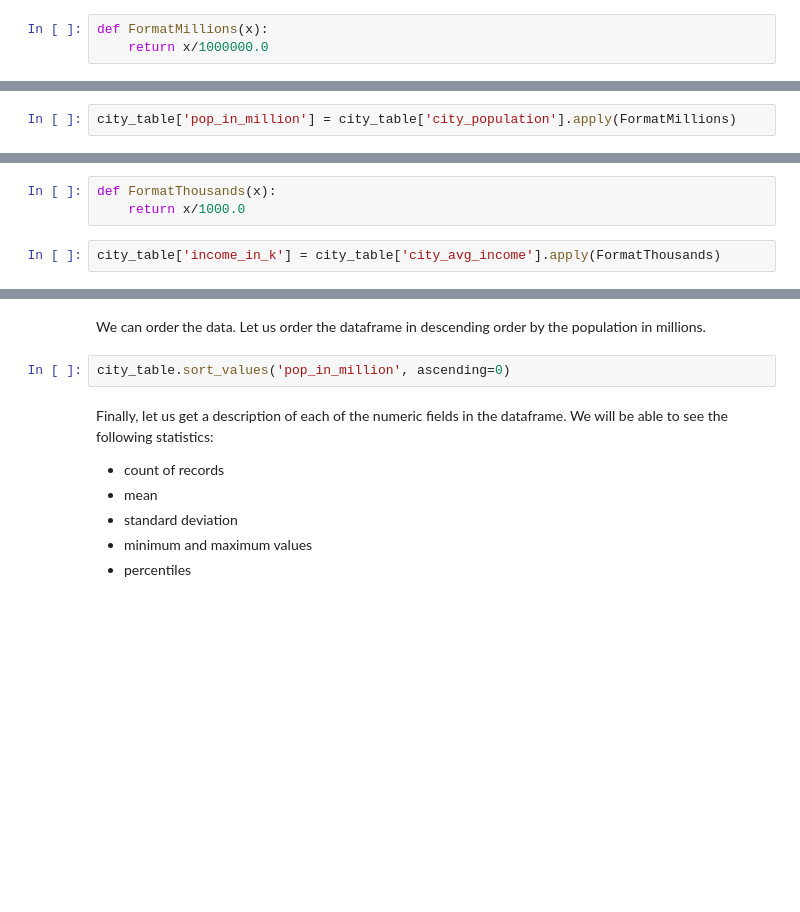
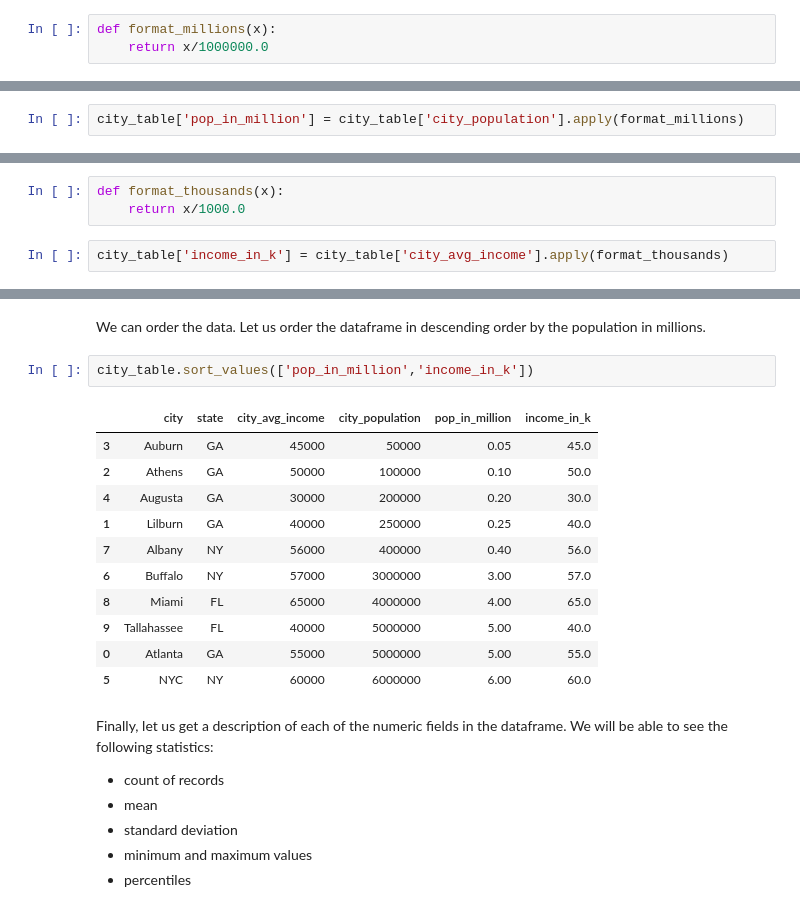
Before and after one commit to kunalsumbly/data-science-101-cwe-materials, a Jupyter notebook: curriculum/02-materials/code/DataScience101_Part1_GuidedPractice.ipynb, the cells around one changed output, grey strips where cells are left out. Saved outputs shown, nothing was run; the diff lists cells and outputs as text; blank space fills up the shorter version.

```diff
--- a/curriculum/02-materials/code/DataScience101_Part1_GuidedPractice.ipynb
+++ b/curriculum/02-materials/code/DataScience101_Part1_GuidedPractice.ipynb
@@ -94,19 +113,19 @@ Let us define a function that formats a number in terms of millions
 
 Do you remember how to define a function in Python?
 # %%
-def FormatMillions(x):
+def format_millions(x):
     return x/1000000.0
 # %% [markdown]
 We can now "apply" this function to one of the columns of our dataframe to create a new column:
 # %%
-city_table['pop_in_million'] = city_table['city_population'].apply(FormatMillions)
+city_table['pop_in_million'] = city_table['city_population'].apply(format_millions)
 # %% [markdown]
 Let us do something similar for the incomes, but format the numbers in terms of thousands.
 # %%
-def FormatThousands(x):
+def format_thousands(x):
     return x/1000.0
 # %%
-city_table['income_in_k'] = city_table['city_avg_income'].apply(FormatThousands)
+city_table['income_in_k'] = city_table['city_avg_income'].apply(format_thousands)
 # %% [markdown]
 Let us see the result:
 # %%
@@ -136,7 +182,19 @@ As we can see, only Augusta meets the condition.
 # %% [markdown]
 We can order the data. Let us order the dataframe in descending order by the population in millions.
 # %%
-city_table.sort_values('pop_in_million', ascending=0)
+city_table.sort_values(['pop_in_million','income_in_k'])
+# %% [output]
+|  | city | state | city_avg_income | city_population | pop_in_million | income_in_k |
+| 3 | Auburn | GA | 45000 | 50000 | 0.05 | 45.0 |
+| 2 | Athens | GA | 50000 | 100000 | 0.10 | 50.0 |
+| 4 | Augusta | GA | 30000 | 200000 | 0.20 | 30.0 |
+| 1 | Lilburn | GA | 40000 | 250000 | 0.25 | 40.0 |
+| 7 | Albany | NY | 56000 | 400000 | 0.40 | 56.0 |
+| 6 | Buffalo | NY | 57000 | 3000000 | 3.00 | 57.0 |
+| 8 | Miami | FL | 65000 | 4000000 | 4.00 | 65.0 |
+| 9 | Tallahassee | FL | 40000 | 5000000 | 5.00 | 40.0 |
+| 0 | Atlanta | GA | 55000 | 5000000 | 5.00 | 55.0 |
+| 5 | NYC | NY | 60000 | 6000000 | 6.00 | 60.0 |
 # %% [markdown]
 Finally, let us get a description of each of the numeric fields in the dataframe. We will be able to see the following statistics:
 
```
Also changed, not shown: parts of 27 cells of this notebook, 5 other files.
